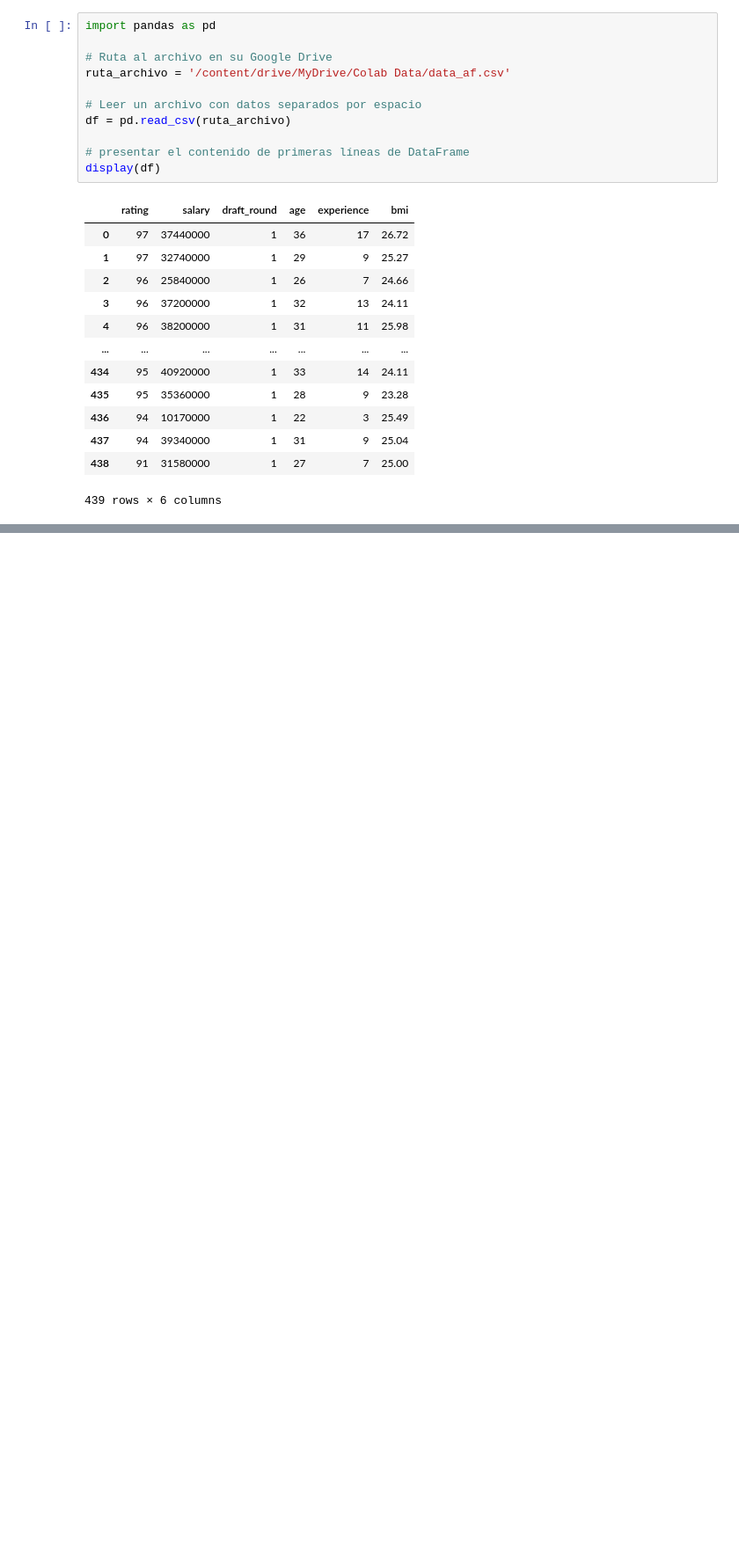
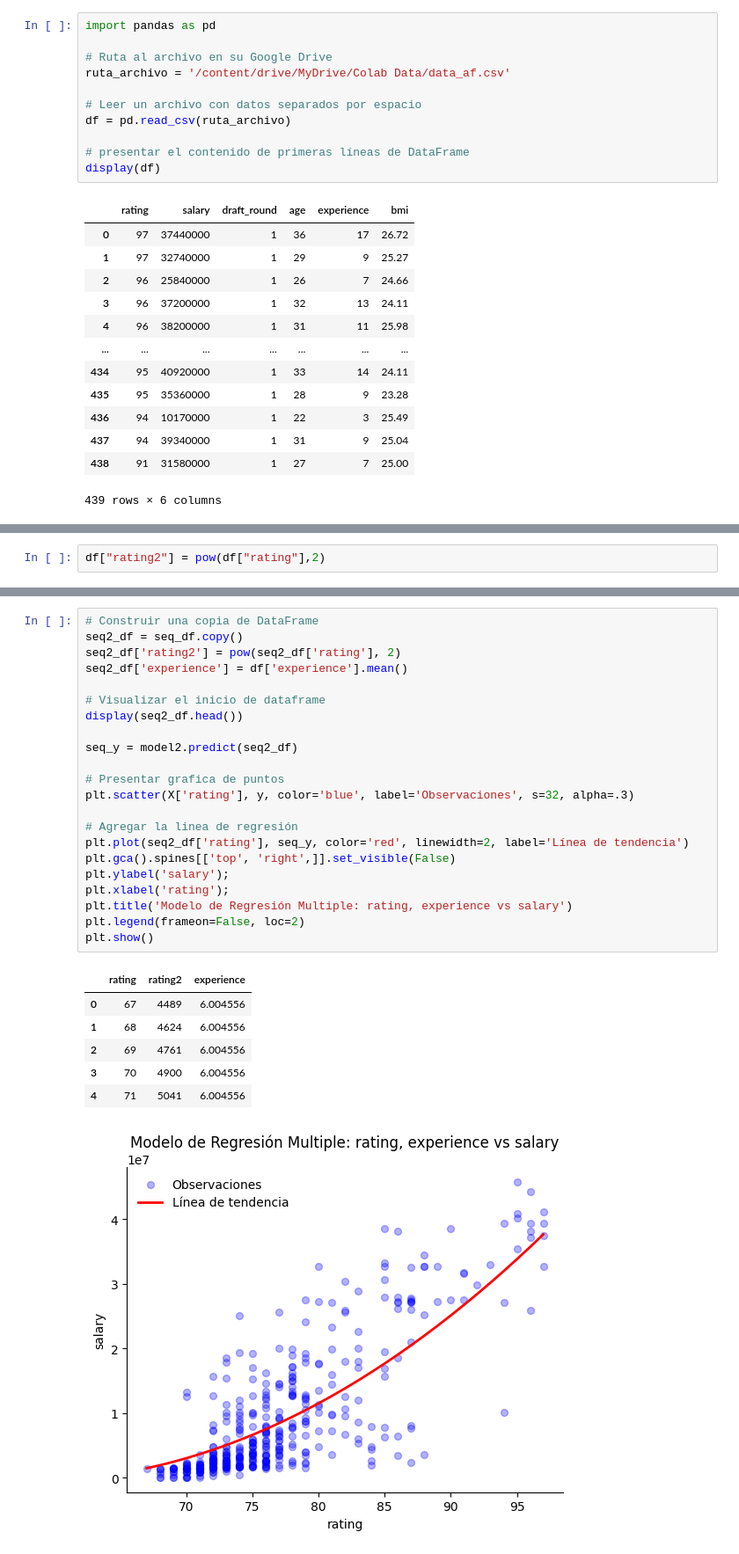
Before and after one commit to vshalisko/PythonIntro, a Jupyter notebook: Unidad_3/Proyecto_4_borrador.ipynb, the cells around one changed output, grey strips where cells are left out. Shown: that part at 88% size. Saved outputs shown, nothing was run; the diff lists cells and outputs as text; blank space fills up the shorter version.

```diff
--- a/Unidad_3/Proyecto_4_borrador.ipynb
+++ b/Unidad_3/Proyecto_4_borrador.ipynb
@@ -100,0 +156,2 @@ plt.show()
+# %%
+df["rating2"] = pow(df["rating"],2)
@@ -100,0 +190,30 @@ plt.show()
+# %%
+# Construir una copia de DataFrame
+seq2_df = seq_df.copy()
+seq2_df['rating2'] = pow(seq2_df['rating'], 2)
+seq2_df['experience'] = df['experience'].mean()
+
+# Visualizar el inicio de dataframe
+display(seq2_df.head())
+
+seq_y = model2.predict(seq2_df)
+
+# Presentar grafica de puntos
+plt.scatter(X['rating'], y, color='blue', label='Observaciones', s=32, alpha=.3)
+
+# Agregar la linea de regresión
+plt.plot(seq2_df['rating'], seq_y, color='red', linewidth=2, label='Línea de tendencia')
+plt.gca().spines[['top', 'right',]].set_visible(False)
+plt.ylabel('salary');
+plt.xlabel('rating');
+plt.title('Modelo de Regresión Multiple: rating, experience vs salary')
+plt.legend(frameon=False, loc=2)
+plt.show()
+# %% [output]
+|  | rating | rating2 | experience |
+| 0 | 67 | 4489 | 6.004556 |
+| 1 | 68 | 4624 | 6.004556 |
+| 2 | 69 | 4761 | 6.004556 |
+| 3 | 70 | 4900 | 6.004556 |
+| 4 | 71 | 5041 | 6.004556 |
+[figure, added]
```
Also changed, not shown: parts of 10 cells of this notebook.
